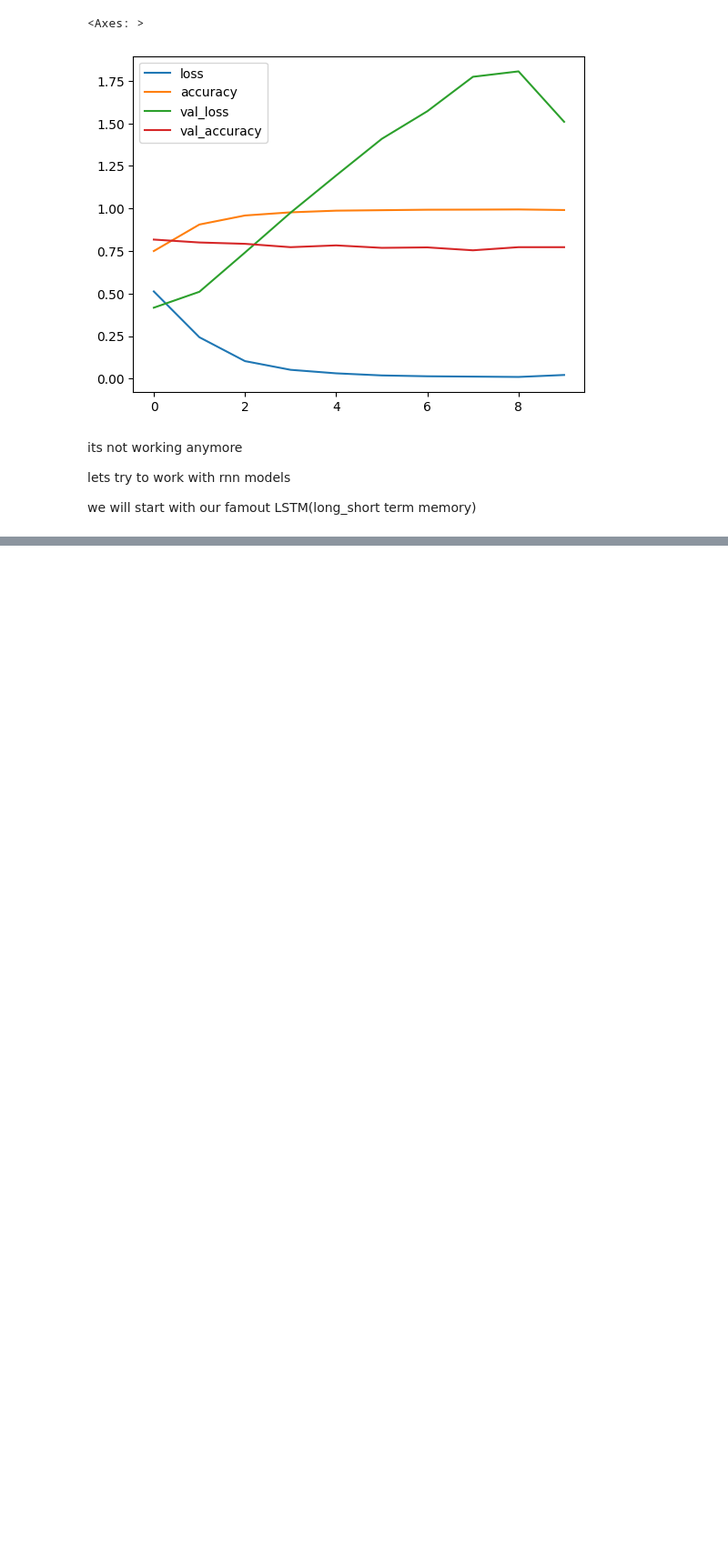
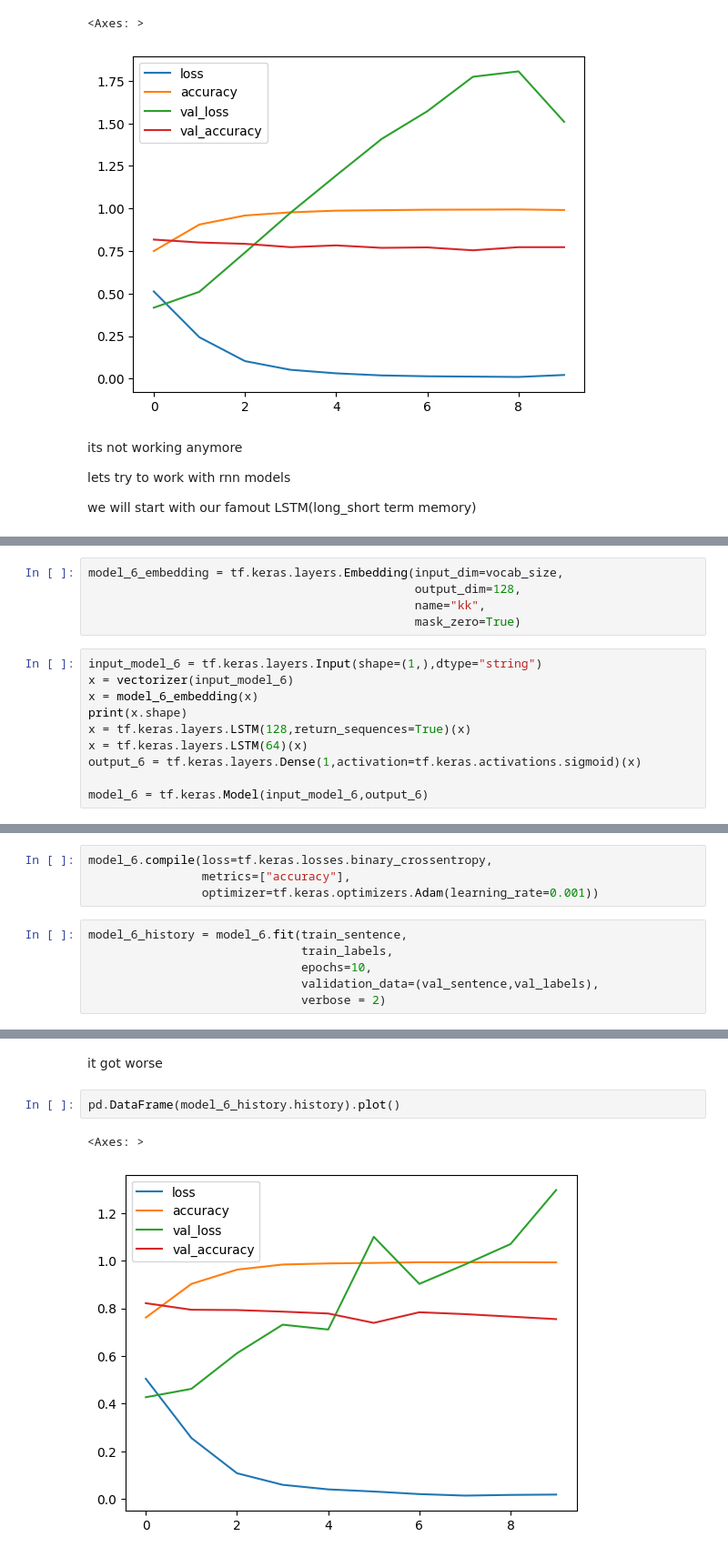
Before and after one commit to Alirs2002/tweet_sentiment_analysis, a Jupyter notebook: code.ipynb, the cells around one changed output, grey strips where cells are left out. Shown at 91% size. Drawn from its saved outputs; the diff is of its cells as text; blank space fills up the shorter version.

```diff
--- a/code.ipynb
+++ b/code.ipynb
@@ -544,0 +605,15 @@ we will start with our famout LSTM(long_short term memory)
+# %%
+model_6_embedding = tf.keras.layers.Embedding(input_dim=vocab_size,
+                                              output_dim=128,
+                                              name="kk",
+                                              mask_zero=True)
+# %%
+input_model_6 = tf.keras.layers.Input(shape=(1,),dtype="string")
+x = vectorizer(input_model_6)
+x = model_6_embedding(x)
+print(x.shape)
+x = tf.keras.layers.LSTM(128,return_sequences=True)(x)
+x = tf.keras.layers.LSTM(64)(x)
+output_6 = tf.keras.layers.Dense(1,activation=tf.keras.activations.sigmoid)(x)
+
+model_6 = tf.keras.Model(input_model_6,output_6)
@@ -544,0 +622,10 @@ we will start with our famout LSTM(long_short term memory)
+# %%
+model_6.compile(loss=tf.keras.losses.binary_crossentropy,
+                metrics=["accuracy"],
+                optimizer=tf.keras.optimizers.Adam(learning_rate=0.001))
+# %%
+model_6_history = model_6.fit(train_sentence,
+                              train_labels,
+                              epochs=10,
+                              validation_data=(val_sentence,val_labels),
+                              verbose = 2)
@@ -544,0 +653,7 @@ we will start with our famout LSTM(long_short term memory)
+# %% [markdown]
+it got worse
+# %%
+pd.DataFrame(model_6_history.history).plot()
+# %% [output]
+<Axes: >
+[figure, added]
```
Also changed, not shown: parts of 10 cells of this notebook.
